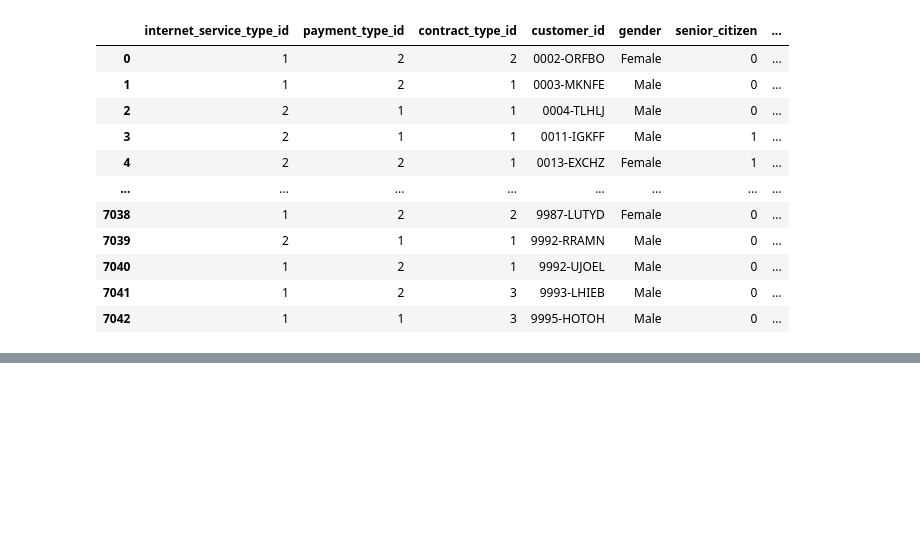
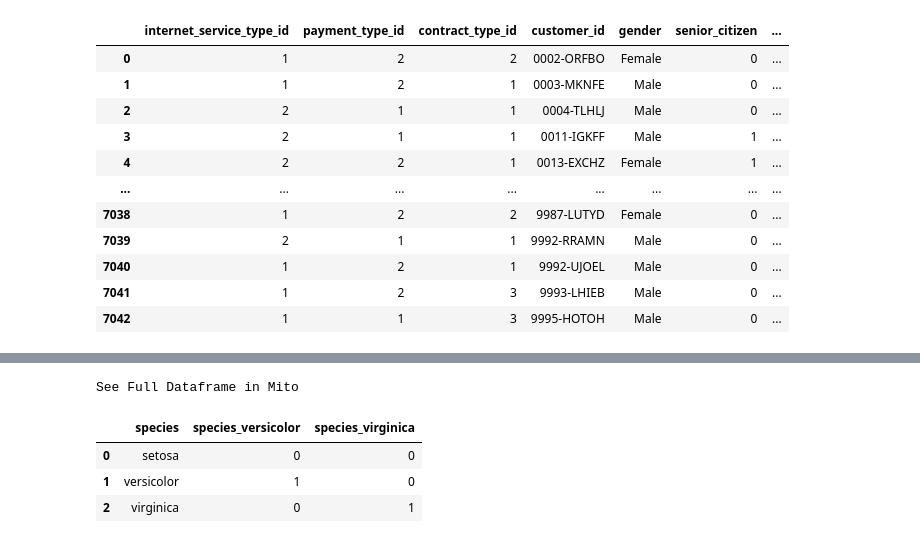
Before and after one commit to fred-lindsey/classification_exercises, a Jupyter notebook: classification_exercises.ipynb, the cells around one changed output, grey strips where cells are left out. Saved outputs shown, nothing was run; the diff lists cells and outputs as text; code cells hidden in the pictures; blank space fills up the shorter version.

Commit message:
classification_exercises update and cleaning steps

```diff
--- a/classification_exercises.ipynb
+++ b/classification_exercises.ipynb
@@ -342,0 +407,26 @@ See Full Dataframe in Mito
+# %%
+def prep_iris(df):
+    """
+    Takes in the iris dataframe and returns a cleaned dataframe
+    Arguments: df - a pandas dataframe with the expected feature name and columns
+    Returns: clean_df - a dataframe with cleaning performed on it
+
+    """
+    #drop columns
+    df = df.drop('species_id', 1)
+    #renamed species name to species
+    df = df.rename(columns={"species_name" : "species"})
+    #encoded categorical variables
+    dummy_df = pd.get_dummies(df[['species']], dummy_na=False, drop_first=[True, True])
+    #concat the table
+    df = pd.concat([df, dummy_df], axis=1)
+
+    return df
+# %%
+prep_iris(df)
+# %% [output]
+See Full Dataframe in Mito
+|  | species | species_versicolor | species_virginica |
+| 0 | setosa | 0 | 0 |
+| 1 | versicolor | 1 | 0 |
+| 2 | virginica | 0 | 1 |
```
Also changed, not shown: parts of 6 cells of this notebook, 3 other files.
